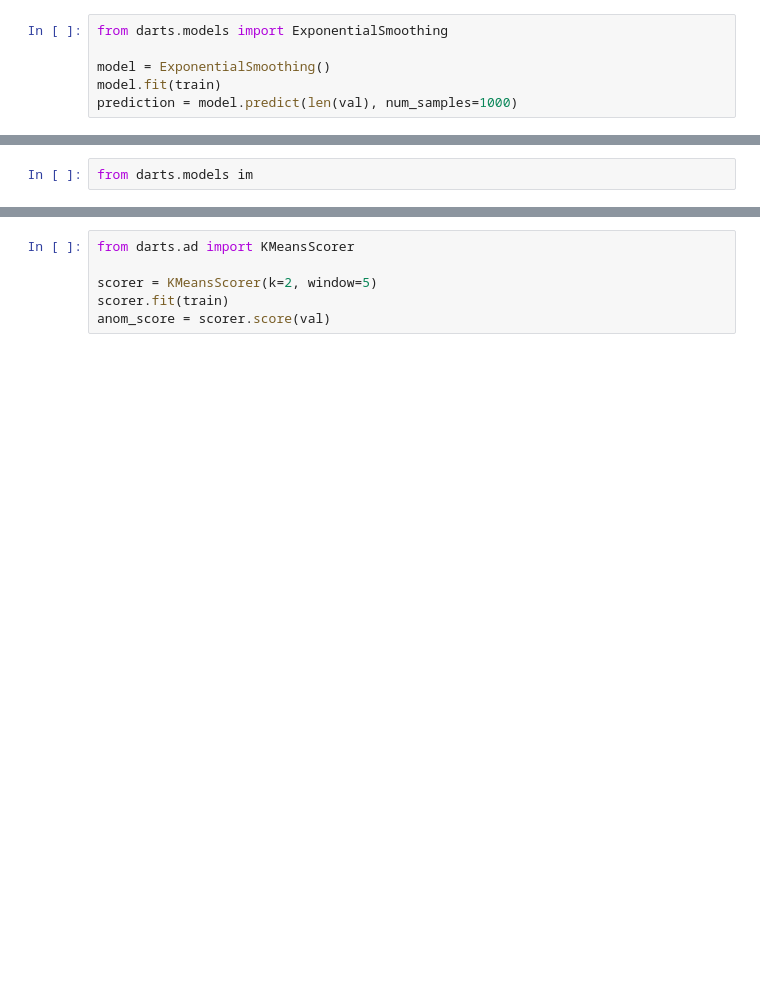
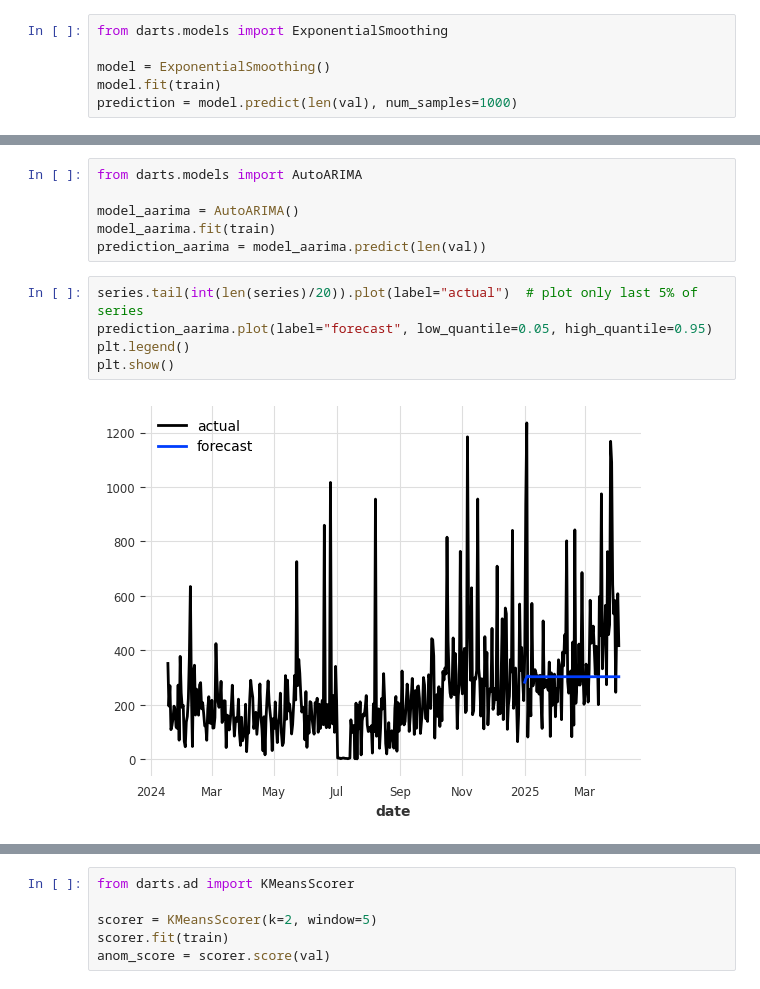
Before and after one commit to GothamAnalytics-7/ASTP, a Jupyter notebook: notebooks/ASTP_Parte2_ClassicModels.ipynb, the cells around one changed output, grey strips where cells are left out. Cells and saved outputs as stored; diff of their text form; blank space fills up the shorter version.

Commit message:
adiciona modelos classicos

```diff
--- a/notebooks/ASTP_Parte2_ClassicModels.ipynb
+++ b/notebooks/ASTP_Parte2_ClassicModels.ipynb
@@ -113,2 +87,13 @@ plt.show()
 # %%
-from darts.models im
+from darts.models import AutoARIMA
+
+model_aarima = AutoARIMA()
+model_aarima.fit(train)
+prediction_aarima = model_aarima.predict(len(val))
+# %%
+series.tail(int(len(series)/20)).plot(label="actual")  # plot only last 5% of series
+prediction_aarima.plot(label="forecast", low_quantile=0.05, high_quantile=0.95)
+plt.legend()
+plt.show()
+# %% [output]
+[figure, added]
```
Also changed, not shown: parts of 12 cells of this notebook, 1 other file.
